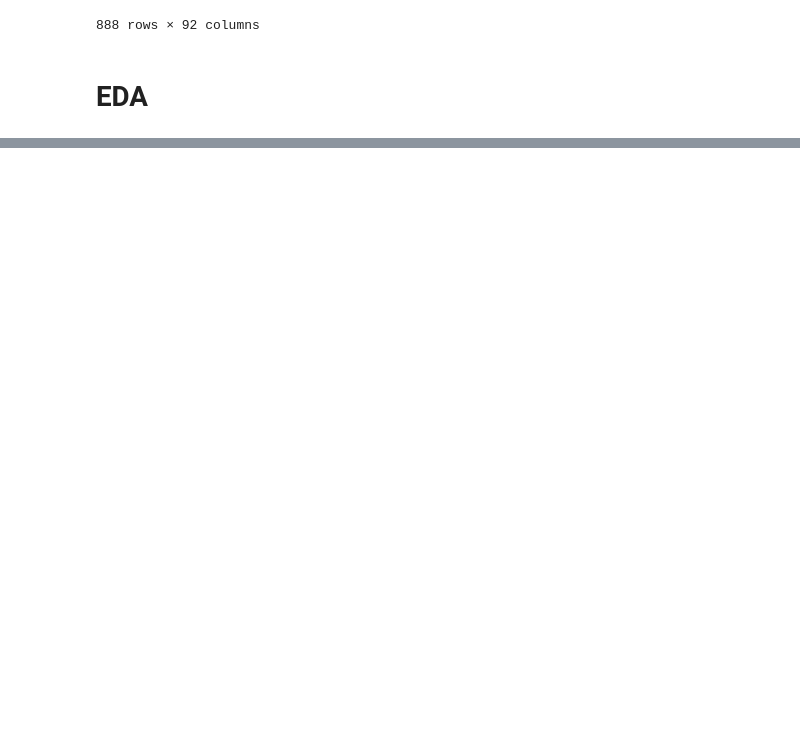
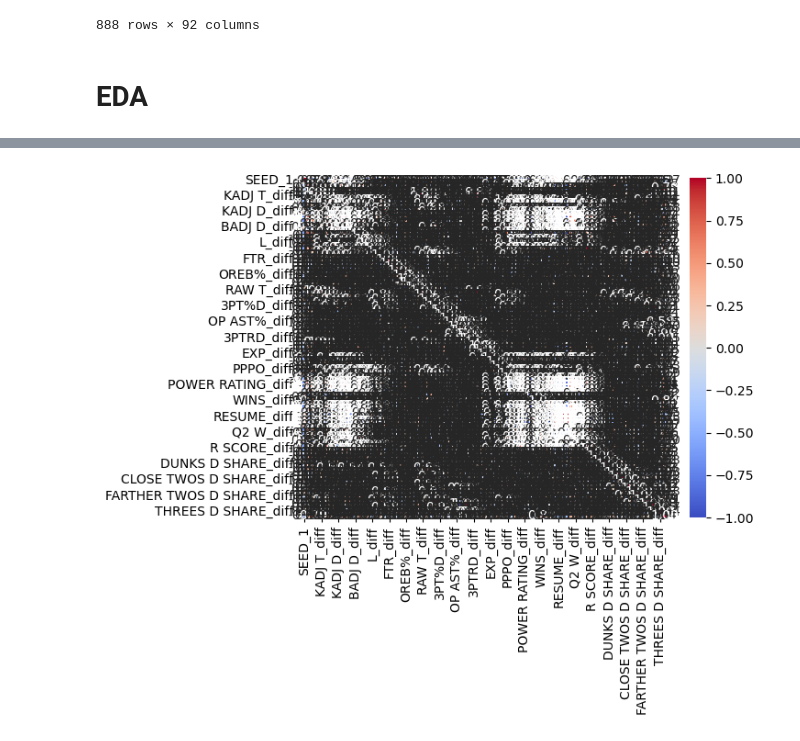
Before and after one commit to kolbymckay22/March-Madness, a Jupyter notebook: analysis.ipynb, the cells around one changed output, grey strips where cells are left out. Saved outputs shown, nothing was run; the diff lists cells and outputs as text; code cells hidden in the pictures; blank space fills up the shorter version.

```diff
--- a/analysis.ipynb
+++ b/analysis.ipynb
@@ -660,0 +671,34 @@ combined_matchups.to_csv("combined_matchups.csv", index=False)
+# %%
+# Separate numeric and categorical columns
+categorical_cols = ['YEAR', 'ROUND','CONF_1', 'CONF_2', 'TEAM_1','TEAM_2']
+numeric_cols = combined_matchups.drop(columns=categorical_cols).columns
+
+# Compute summary statistics for numeric variables
+numeric_summary = combined_matchups[numeric_cols].describe().T
+numeric_summary['sample_size'] = combined_matchups[numeric_cols].count()
+numeric_summary = numeric_summary[['sample_size', 'mean', 'std', 'min', '25%', '50%', '75%', 'max']]
+
+# Compute summary statistics for categorical variables
+categorical_summary = {col: combined_matchups[col].value_counts().to_dict() for col in categorical_cols}
+
+# Format output
+output = "## Summary Statistics"
+
+# Numeric summary
+output += "### Numeric Variables"
+output += "| Variable | Sample Size | Mean | Std Dev | Min | Q1 | Median | Q3 | Max |\n"
+output += "|----------|-------------|------|---------|-----|----|--------|----|-----|\n"
+for col, stats in numeric_summary.iterrows():
+    output += f"| {col} | {int(stats['sample_size'])} | {stats['mean']:.2f} | {stats['std']:.2f} | {stats['min']:.2f} | {stats['25%']:.2f} | {stats['50%']:.2f} | {stats['75%']:.2f} | {stats['max']:.2f} |\n"
+
+# Categorical summary
+output += "\n### Categorical Variables\n"
+for col, counts in categorical_summary.items():
+    output += f"#### {col}\n"
+    output += f"Sample Size: {sum(counts.values())}\n\n"
+    output += "| Category | Count |\n|----------|-------|\n"
+    for category, count in counts.items():
+        output += f"| {category} | {count} |\n"
+    output += "\n"
+
+#output
@@ -660,0 +1023,6 @@ combined_matchups.to_csv("combined_matchups.csv", index=False)
+# %%
+corr_matrix = combined_matchups[numeric_cols].corr()
+sns.heatmap(corr_matrix, annot=True, cmap='coolwarm', fmt=".2f")
+plt.show()
+# %% [output]
+[figure, added]
```
Also changed, not shown: parts of 11 cells of this notebook, 1 other file.
